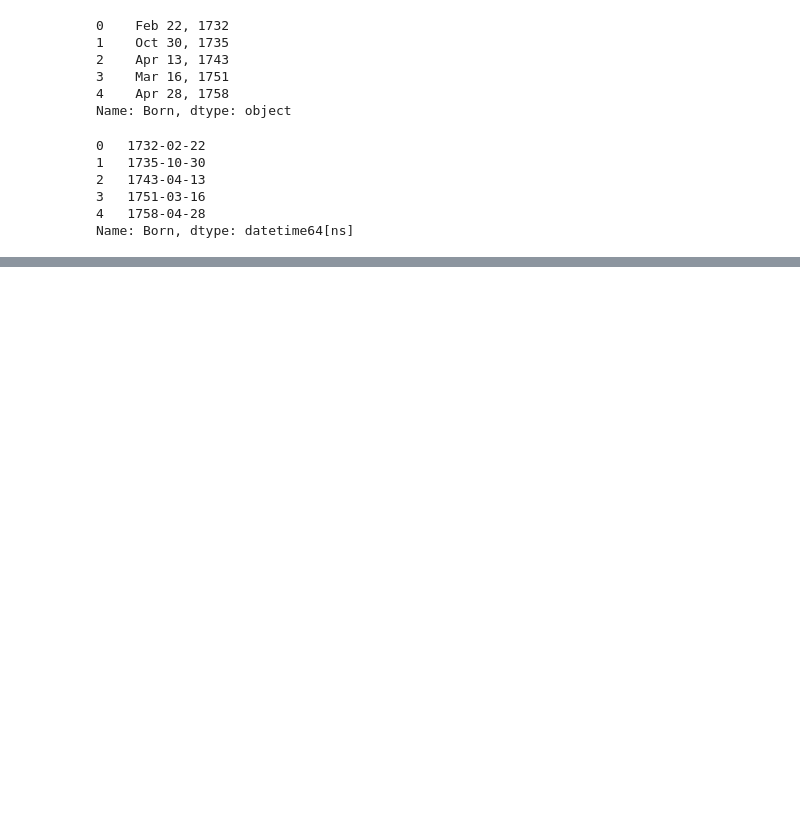
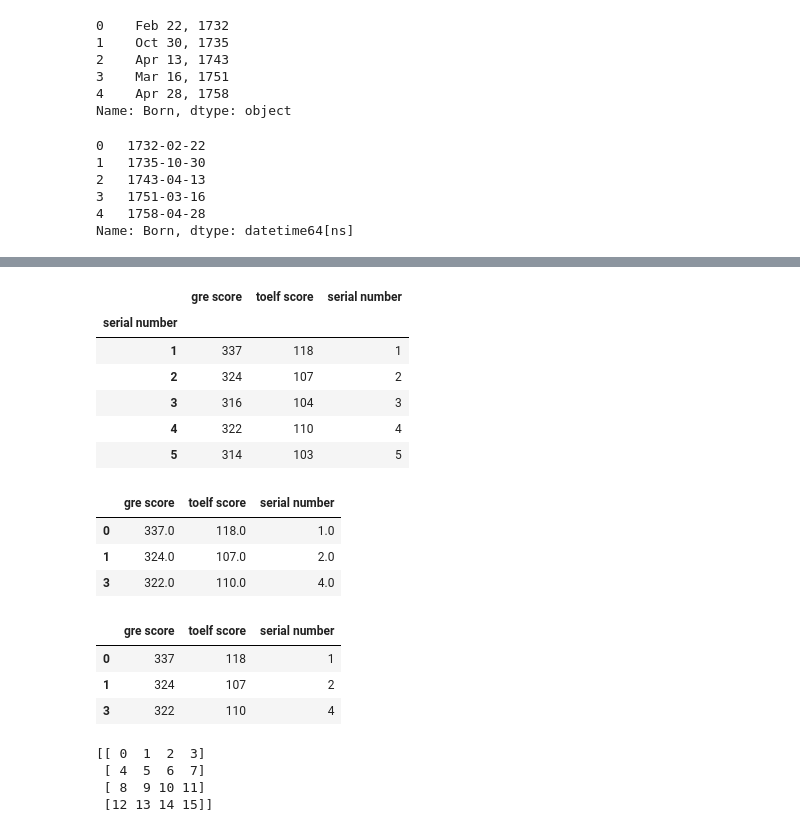
Before and after one commit to mrioshe/AppliedDataScienceWithPython, a Jupyter notebook: IntroductionToDataScienceInPython/week2_BasicDataProcessingWithPandas/BasicDataProcessingWithPandas.ipynb, the cells around one changed output, grey strips where cells are left out. Drawn from its saved outputs; the diff is of its cells as text; code cells hidden in the pictures; blank space fills up the shorter version.

```diff
--- a/IntroductionToDataScienceInPython/week2_BasicDataProcessingWithPandas/BasicDataProcessingWithPandas.ipynb
+++ b/IntroductionToDataScienceInPython/week2_BasicDataProcessingWithPandas/BasicDataProcessingWithPandas.ipynb
@@ -1101,0 +1210,37 @@ Name: Born, dtype: datetime64[ns]
+# %%
+gre_score=[337,324,316,322,314]
+toefl_score=[118,107,104,110,103]
+serial_number=[1,2,3,4,5]
+data={'gre score':gre_score,'toelf score': toefl_score,'serial number':serial_number}
+df=pd.DataFrame(data)
+df.set_index(df['serial number'])
+# %% [output]
+|  | gre score | toelf score | serial number |
+| serial number |  |  |  |
+| 1 | 337 | 118 | 1 |
+| 2 | 324 | 107 | 2 |
+| 3 | 316 | 104 | 3 |
+| 4 | 322 | 110 | 4 |
+| 5 | 314 | 103 | 5 |
+# %%
+df.where(df['toelf score']>105).dropna()
+# %% [output]
+|  | gre score | toelf score | serial number |
+| 0 | 337.0 | 118.0 | 1.0 |
+| 1 | 324.0 | 107.0 | 2.0 |
+| 3 | 322.0 | 110.0 | 4.0 |
+# %%
+df[df['toelf score']>105]
+# %% [output]
+|  | gre score | toelf score | serial number |
+| 0 | 337 | 118 | 1 |
+| 1 | 324 | 107 | 2 |
+| 3 | 322 | 110 | 4 |
+# %%
+data=np.array([[0,1,2,3],[4,5,6,7],[8,9,10,11],[12,13,14,15]])
+print(data)
+# %% [output]
+[[ 0  1  2  3]
+ [ 4  5  6  7]
+ [ 8  9 10 11]
+ [12 13 14 15]]
```
Also changed, not shown: parts of 34 cells of this notebook.
